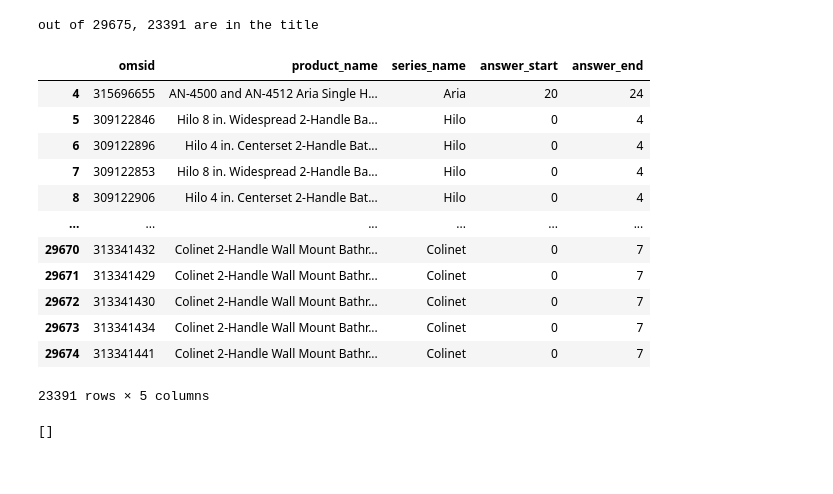
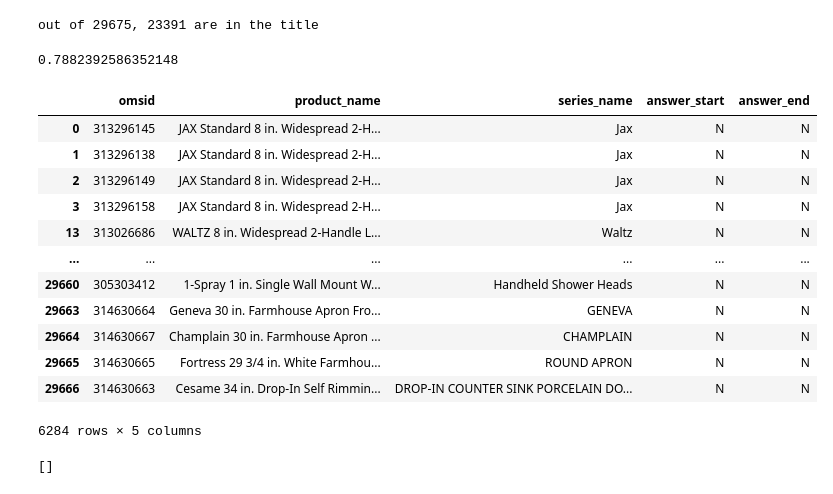
Before and after one commit to txu0915/finetune-qa-models, a Jupyter notebook: finetune-qa-models.ipynb, the cells around one changed output. Saved outputs shown, nothing was run; the diff lists cells and outputs as text; code cells hidden in the pictures.

```diff
--- a/finetune-qa-models.ipynb
+++ b/finetune-qa-models.ipynb
@@ -82,24 +98,30 @@ for i, row in myData.iterrows():
 print(f"out of {myData.shape[0]}, {counter} are in the title")
 # %% [output]
 out of 29675, 23391 are in the title
+# %%
+23391/29675
+# %% [output]
+0.7882392586352148
 # %%
 myData_cleaned = myData.loc[myData.loc[:,'answer_start'] != "N", :]
+# %%
+myData_oos = myData.loc[myData.loc[:,'answer_start'] == "N", :]
 # %%
-myData_cleaned
+myData_oos
 # %% [output]
 |  | omsid | product_name | series_name | answer_start | answer_end |
-| 4 | 315696655 | AN-4500 and AN-4512 Aria Single H... | Aria | 20 | 24 |
-| 5 | 309122846 | Hilo 8 in. Widespread 2-Handle Ba... | Hilo | 0 | 4 |
-| 6 | 309122896 | Hilo 4 in. Centerset 2-Handle Bat... | Hilo | 0 | 4 |
-| 7 | 309122853 | Hilo 8 in. Widespread 2-Handle Ba... | Hilo | 0 | 4 |
-| 8 | 309122906 | Hilo 4 in. Centerset 2-Handle Bat... | Hilo | 0 | 4 |
+| 0 | 313296145 | JAX Standard 8 in. Widespread 2-H... | Jax | N | N |
+| 1 | 313296138 | JAX Standard 8 in. Widespread 2-H... | Jax | N | N |
+| 2 | 313296149 | JAX Standard 8 in. Widespread 2-H... | Jax | N | N |
+| 3 | 313296158 | JAX Standard 8 in. Widespread 2-H... | Jax | N | N |
+| 13 | 313026686 | WALTZ 8 in. Widespread 2-Handle L... | Waltz | N | N |
 | ... | ... | ... | ... | ... | ... |
-| 29670 | 313341432 | Colinet 2-Handle Wall Mount Bathr... | Colinet | 0 | 7 |
-| 29671 | 313341429 | Colinet 2-Handle Wall Mount Bathr... | Colinet | 0 | 7 |
-| 29672 | 313341430 | Colinet 2-Handle Wall Mount Bathr... | Colinet | 0 | 7 |
-| 29673 | 313341434 | Colinet 2-Handle Wall Mount Bathr... | Colinet | 0 | 7 |
-| 29674 | 313341441 | Colinet 2-Handle Wall Mount Bathr... | Colinet | 0 | 7 |
+| 29660 | 305303412 | 1-Spray 1 in. Single Wall Mount W... | Handheld Shower Heads | N | N |
+| 29663 | 314630664 | Geneva 30 in. Farmhouse Apron Fro... | GENEVA | N | N |
+| 29664 | 314630667 | Champlain 30 in. Farmhouse Apron ... | CHAMPLAIN | N | N |
+| 29665 | 314630665 | Fortress 29 3/4 in. White Farmhou... | ROUND APRON | N | N |
+| 29666 | 314630663 | Cesame 34 in. Drop-In Self Rimmin... | DROP-IN COUNTER SINK PORCELAIN DO... | N | N |
-23391 rows × 5 columns
+6284 rows × 5 columns
 # %%
 from sklearn.model_selection import train_test_split
 # %%
```
Also changed, not shown: parts of 22 cells of this notebook.
